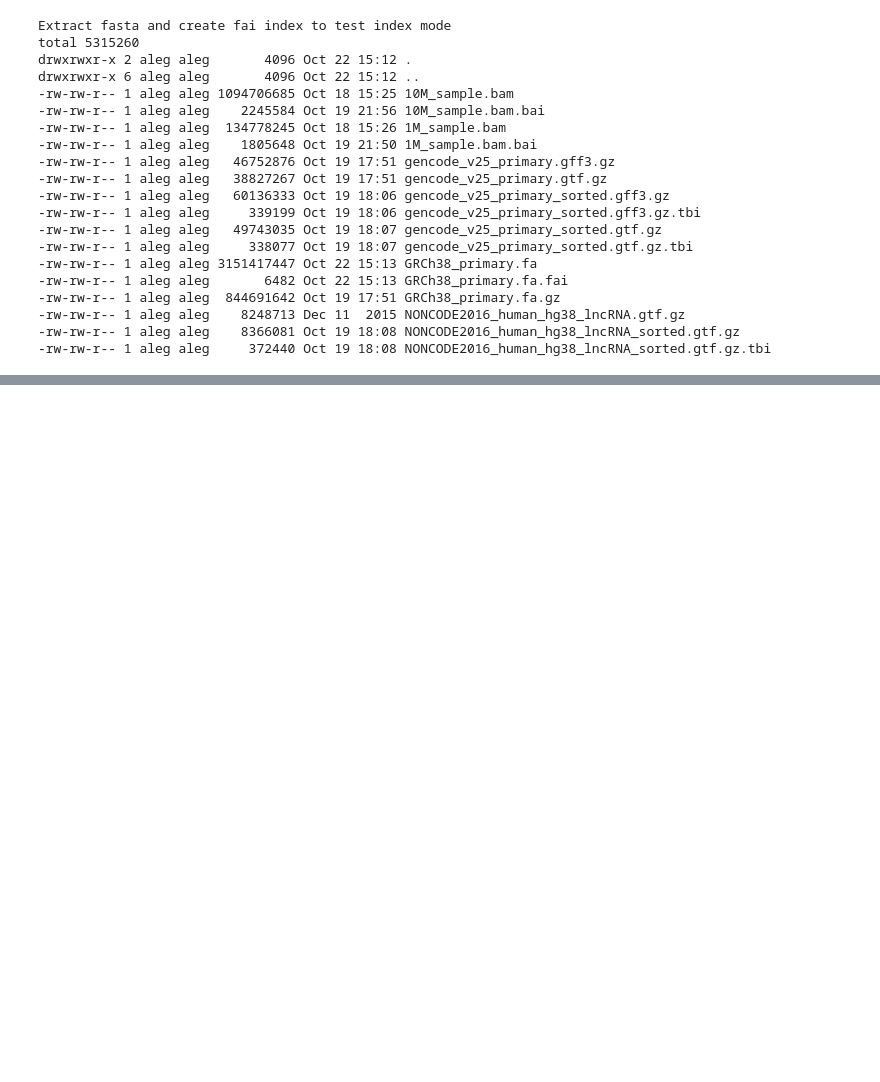
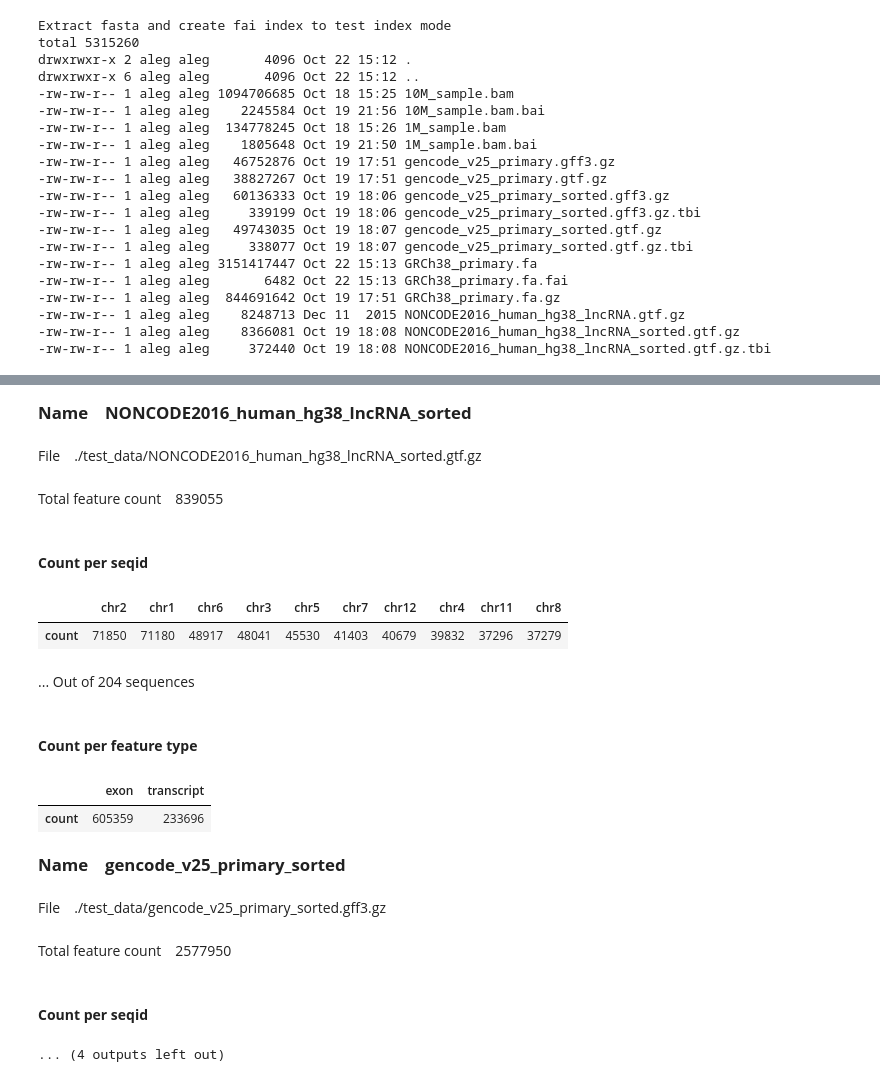
Before and after one commit to a-slide/JupyterGenoViewer, a Jupyter notebook: JGV_Dev_Notebook.ipynb, the cells around one changed output, grey strips where cells are left out. Saved outputs shown, nothing was run; the diff lists cells and outputs as text; code cells hidden in the pictures; blank space fills up the shorter version.

```diff
--- a/JGV_dev_notebook.ipynb
+++ b/JGV_Dev_Notebook.ipynb
@@ -2124,0 +2293,18 @@ class Reference(object):
+# %%
+j.annotation_details()
+# %% [output]
+Name NONCODE2016_human_hg38_lncRNA_sorted
+File ./test_data/NONCODE2016_human_hg38_lncRNA_sorted.gtf.gz
+Total feature count 839055
+Count per seqid
+|  | chr2 | chr1 | chr6 | chr3 | chr5 | chr7 | chr12 | chr4 | chr11 | chr8 |
+| count | 71850 | 71180 | 48917 | 48041 | 45530 | 41403 | 40679 | 39832 | 37296 | 37279 |
+... Out of 204 sequences
+Count per feature type
+|  | exon | transcript |
+| count | 605359 | 233696 |
+Name gencode_v25_primary_sorted
+File ./test_data/gencode_v25_primary_sorted.gff3.gz
+Total feature count 2577950
+Count per seqid
+... (4 outputs left out)
```
Also changed, not shown: parts of 16 cells of this notebook, 7 other files.
